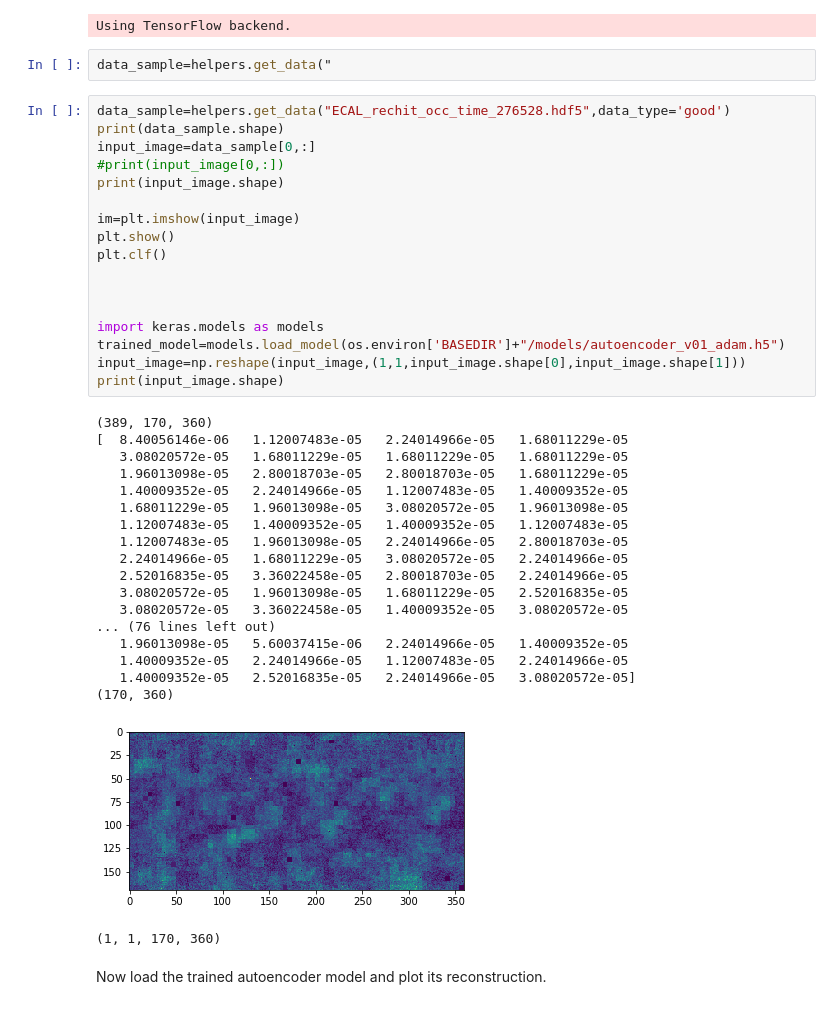
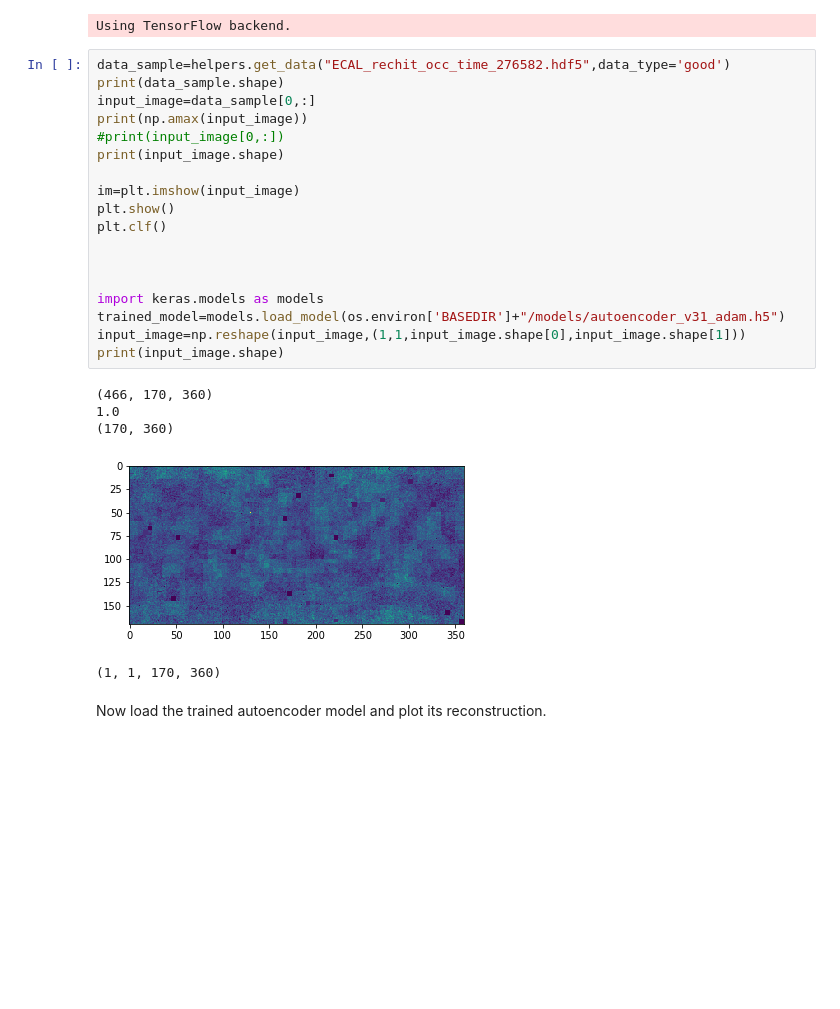
Before and after one commit to Nabarun21/Anomaly-Detection-for-ECAL-DQM, a Jupyter notebook: scripts/check_reconstruction.ipynb, the cells around one changed output. Drawn from its saved outputs; the diff is of its cells as text; blank space fills up the shorter version.

```diff
--- a/scripts/check_reconstruction.ipynb
+++ b/scripts/check_reconstruction.ipynb
@@ -8,44 +8,29 @@ import os
 import numpy as np
 # %% [output]
 Using TensorFlow backend.
-# %%
-data_sample=helpers.get_data("
 # %%
-data_sample=helpers.get_data("ECAL_rechit_occ_time_276528.hdf5",data_type='good')
+data_sample=helpers.get_data("ECAL_rechit_occ_time_276582.hdf5",data_type='good')
 print(data_sample.shape)
 input_image=data_sample[0,:]
+print(np.amax(input_image))
 #print(input_image[0,:])
 print(input_image.shape)
 
 im=plt.imshow(input_image)
 plt.show()
 plt.clf()
 
 
 
 import keras.models as models
-trained_model=models.load_model(os.environ['BASEDIR']+"/models/autoencoder_v01_adam.h5")
+trained_model=models.load_model(os.environ['BASEDIR']+"/models/autoencoder_v31_adam.h5")
 input_image=np.reshape(input_image,(1,1,input_image.shape[0],input_image.shape[1]))
 print(input_image.shape)
 # %% [output]
-(389, 170, 360)
-[  8.40056146e-06   1.12007483e-05   2.24014966e-05   1.68011229e-05
-   3.08020572e-05   1.68011229e-05   1.68011229e-05   1.68011229e-05
-   1.96013098e-05   2.80018703e-05   2.80018703e-05   1.68011229e-05
-   1.40009352e-05   2.24014966e-05   1.12007483e-05   1.40009352e-05
-   1.68011229e-05   1.96013098e-05   3.08020572e-05   1.96013098e-05
-   1.12007483e-05   1.40009352e-05   1.40009352e-05   1.12007483e-05
-   1.12007483e-05   1.96013098e-05   2.24014966e-05   2.80018703e-05
-   2.24014966e-05   1.68011229e-05   3.08020572e-05   2.24014966e-05
-   2.52016835e-05   3.36022458e-05   2.80018703e-05   2.24014966e-05
-   3.08020572e-05   1.96013098e-05   1.68011229e-05   2.52016835e-05
-   3.08020572e-05   3.36022458e-05   1.40009352e-05   3.08020572e-05
-... (76 lines left out)
-   1.96013098e-05   5.60037415e-06   2.24014966e-05   1.40009352e-05
-   1.40009352e-05   2.24014966e-05   1.12007483e-05   2.24014966e-05
-   1.40009352e-05   2.52016835e-05   2.24014966e-05   3.08020572e-05]
+(466, 170, 360)
+1.0
 (170, 360)
-[figure, old version]
+[figure, new version]
 (1, 1, 170, 360)
 # %% [markdown]
 Now load the trained autoencoder model and plot its reconstruction.
```
Also changed, not shown: parts of 2 cells of this notebook, 1 other file.
